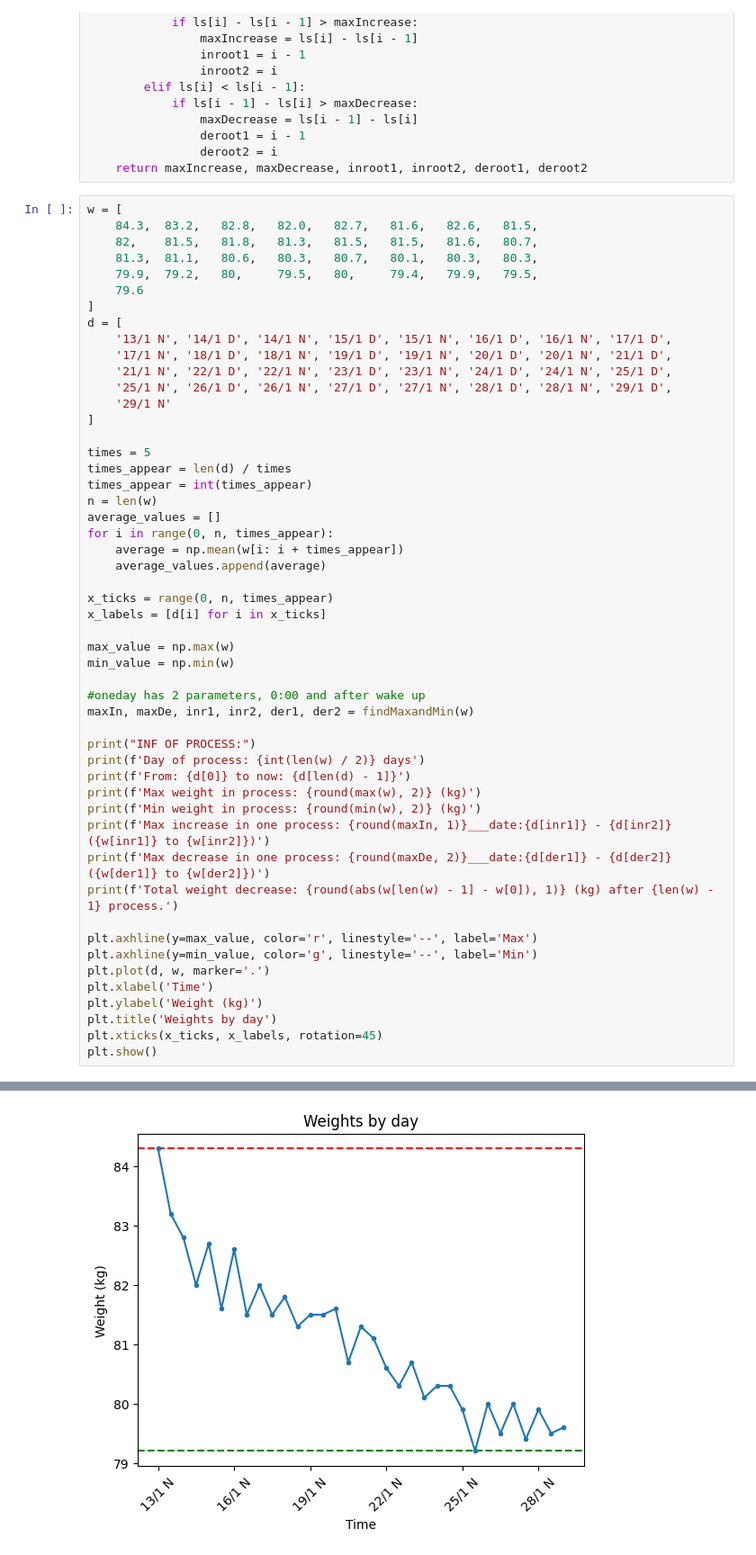
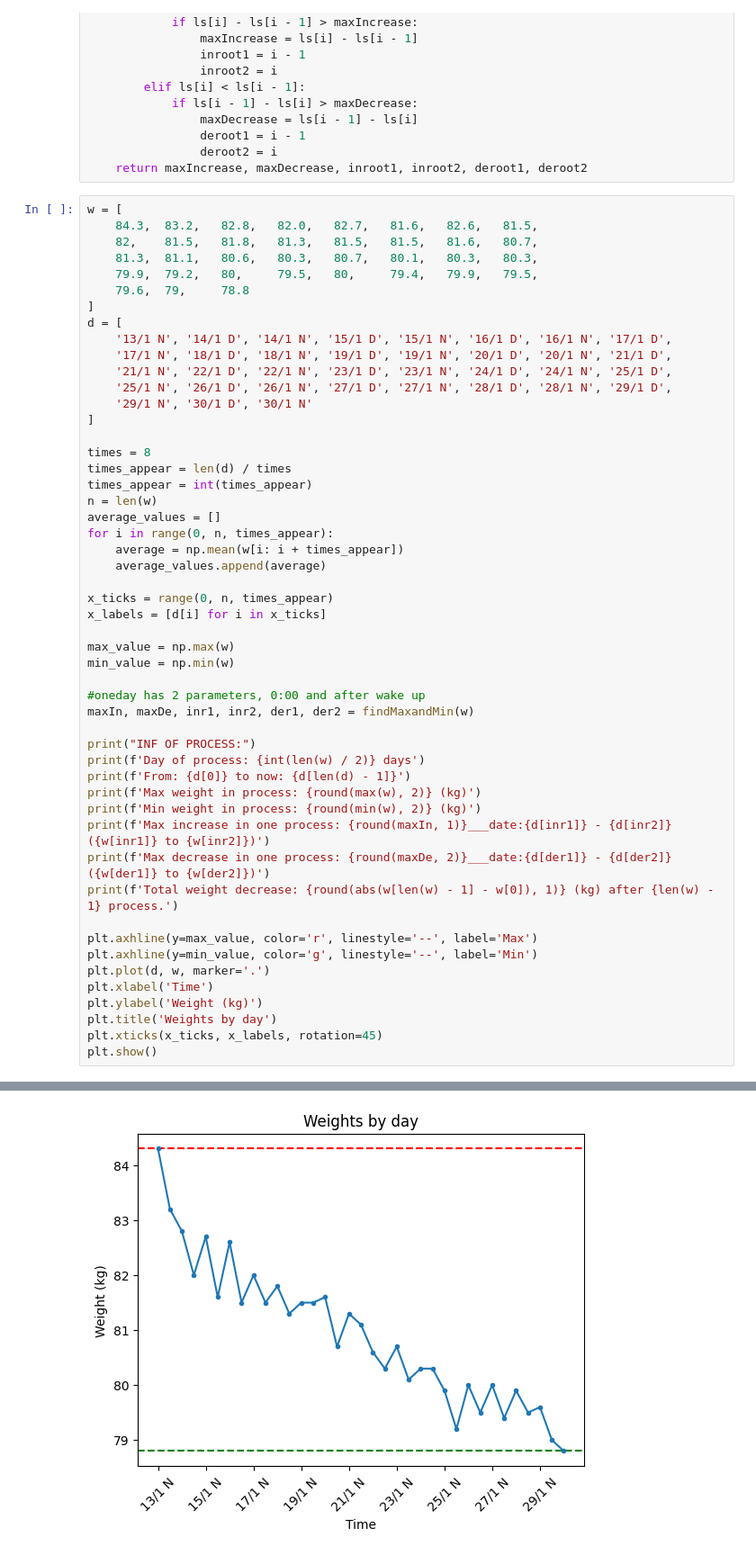
Before and after one commit to thanhbl-hust/Data-structures-and-Algorithms, a Jupyter notebook: train_12_1/weights.ipynb, the cells around one changed output, grey strips where cells are left out. Shown: that part at 90% size. Drawn from its saved outputs; the diff is of its cells as text.

```diff
--- a/train_12_1/weights.ipynb
+++ b/train_12_1/weights.ipynb
@@ -29,17 +29,17 @@ w = [
     82,    81.5,   81.8,   81.3,   81.5,   81.5,   81.6,   80.7,
     81.3,  81.1,   80.6,   80.3,   80.7,   80.1,   80.3,   80.3,
     79.9,  79.2,   80,     79.5,   80,     79.4,   79.9,   79.5,
-    79.6
+    79.6,  79,     78.8
 ]
 d = [
     '13/1 N', '14/1 D', '14/1 N', '15/1 D', '15/1 N', '16/1 D', '16/1 N', '17/1 D',
     '17/1 N', '18/1 D', '18/1 N', '19/1 D', '19/1 N', '20/1 D', '20/1 N', '21/1 D',
     '21/1 N', '22/1 D', '22/1 N', '23/1 D', '23/1 N', '24/1 D', '24/1 N', '25/1 D',
     '25/1 N', '26/1 D', '26/1 N', '27/1 D', '27/1 N', '28/1 D', '28/1 N', '29/1 D',
-    '29/1 N'
+    '29/1 N', '30/1 D', '30/1 N'
 ]
 
-times = 5
+times = 8
 times_appear = len(d) / times
 times_appear = int(times_appear)
 n = len(w)
@@ -86 +86 @@ Total weight decrease: 4.7 (kg) after 32 process.
-[figure, old version]
+[figure, new version]
```
Also changed, not shown: parts of 1 cell of this notebook.
